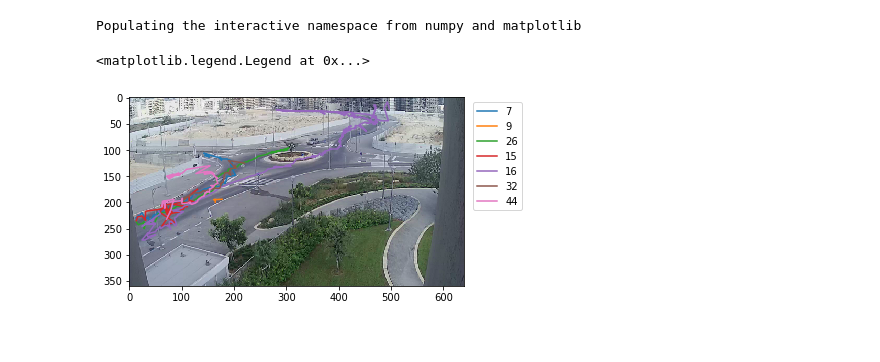
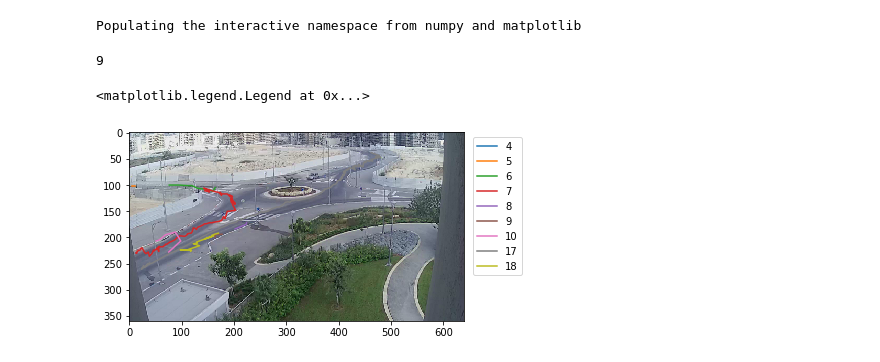
Before and after one commit to ShilatFM/Path-research, a Jupyter notebook: filter_3.ipynb, the cells around one changed output. Cells and saved outputs as stored; diff of their text form; code cells hidden in the pictures.

```diff
--- a/filter_3.ipynb
+++ b/filter_3.ipynb
@@ -7,22 +7,24 @@ Populating the interactive namespace from numpy and matplotlib
 df = pd.read_pickle("data/to_pickle.pk1.xz")
 # %%
 top_left = [0, 200]
-bottom_right = [250, 200]
+bottom_right = [250, 0]
 
 points_in_square = df[(df.x.between(top_left[0], bottom_right[0])) & (df.y.between(bottom_right[1], top_left[1]))] #all the point in the square
-points_in_square = points_in_square.head(15)
-# points_in_square
+points_in_square = points_in_square.head(500)
 # %%
 points_in_square = points_in_square.groupby(['filename', 'obj']).size()
+len(points_in_square)
+# %% [output]
+9
 # %%
 df_by_obj = df.set_index(['filename', 'obj']).sort_index()
 # %%
-im = imread('paths0.png')
+im = imread('data/paths0.png')
 imshow(im)
 for t in points_in_square.index:
     s_o = df_by_obj.loc[t]
     plot(s_o.x, s_o.y, label = t[1])
 legend(loc=9, bbox_to_anchor=(1.1, 1))
 # %% [output]
 <matplotlib.legend.Legend at 0x...>
-[figure, old version]
+[figure, new version]
```
Also changed, not shown: 1 other file.
